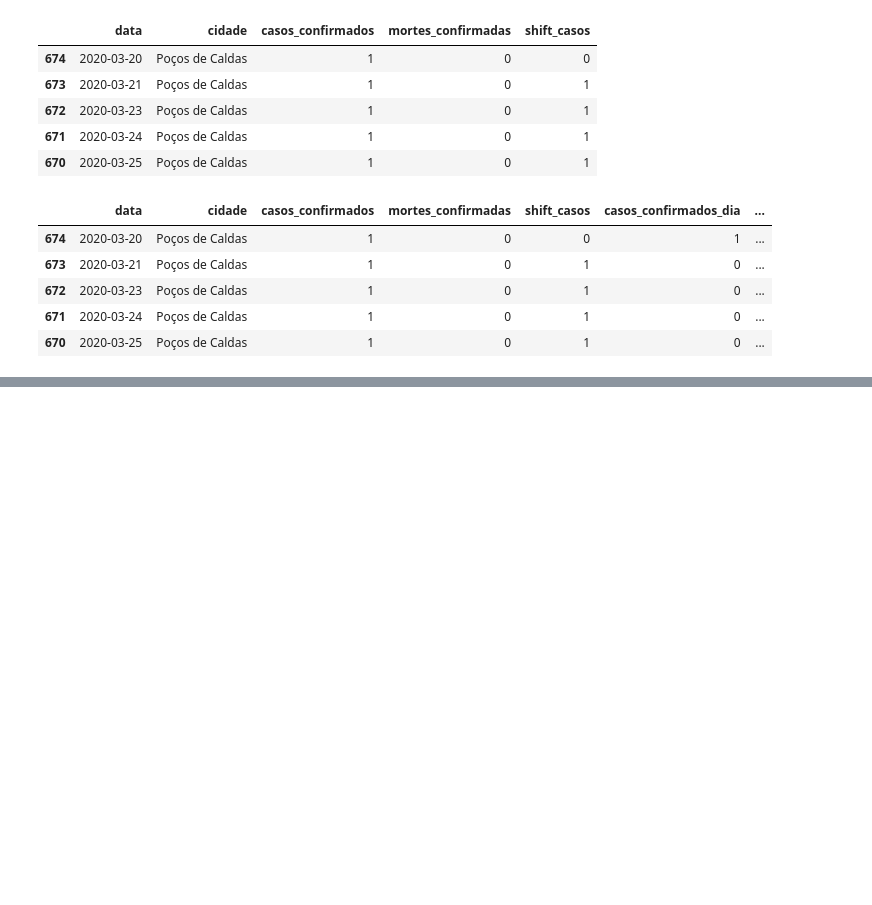
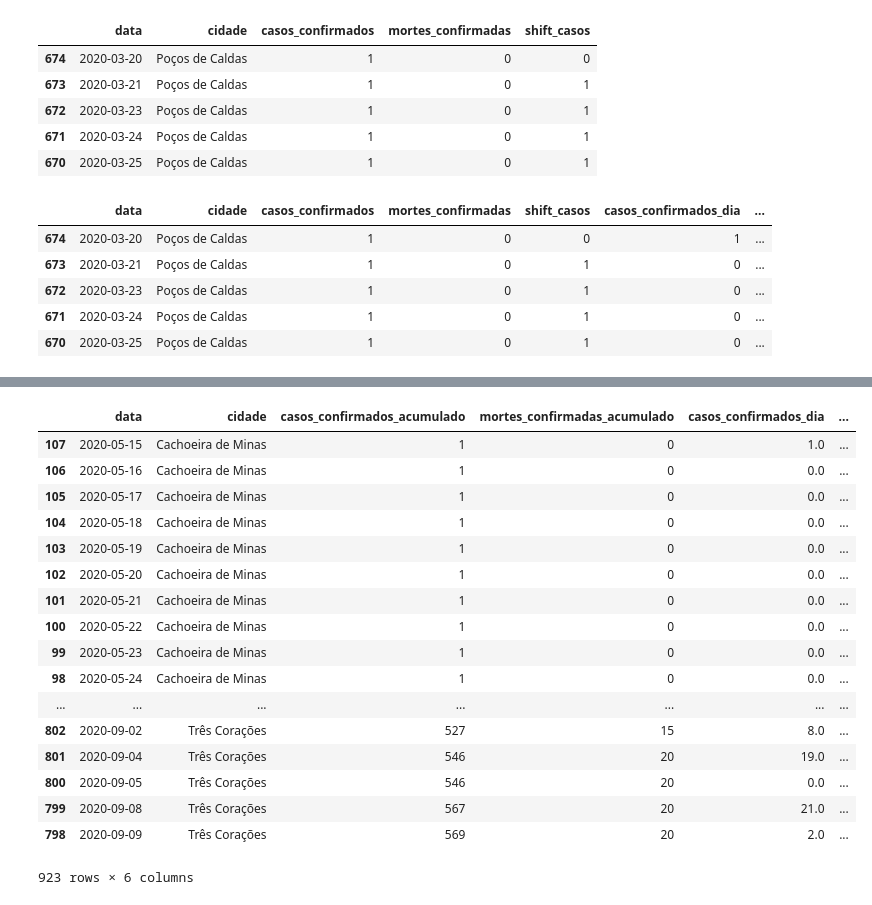
Before and after one commit to lucheol/in242-t194, a Jupyter notebook: Aula05_Extract.ipynb, the cells around one changed output, grey strips where cells are left out. Saved outputs shown, nothing was run; the diff lists cells and outputs as text; code cells hidden in the pictures; blank space fills up the shorter version.

```diff
--- a/Aula05_Extract.ipynb
+++ b/Aula05_Extract.ipynb
@@ -92,0 +199,25 @@ df_cidade
+# %%
+df_final = df_result.rename(columns={'casos_confirmados': 'casos_confirmados_acumulado', 'mortes_confirmadas': 'mortes_confirmadas_acumulado'})
+# %%
+df_final.sort_values(['cidade', 'data'], inplace=True)
+# %%
+df_final
+# %% [output]
+|  | data | cidade | casos_confirmados_acumulado | mortes_confirmadas_acumulado | casos_confirmados_dia | ... |
+| 107 | 2020-05-15 | Cachoeira de Minas | 1 | 0 | 1.0 | ... |
+| 106 | 2020-05-16 | Cachoeira de Minas | 1 | 0 | 0.0 | ... |
+| 105 | 2020-05-17 | Cachoeira de Minas | 1 | 0 | 0.0 | ... |
+| 104 | 2020-05-18 | Cachoeira de Minas | 1 | 0 | 0.0 | ... |
+| 103 | 2020-05-19 | Cachoeira de Minas | 1 | 0 | 0.0 | ... |
+| 102 | 2020-05-20 | Cachoeira de Minas | 1 | 0 | 0.0 | ... |
+| 101 | 2020-05-21 | Cachoeira de Minas | 1 | 0 | 0.0 | ... |
+| 100 | 2020-05-22 | Cachoeira de Minas | 1 | 0 | 0.0 | ... |
+| 99 | 2020-05-23 | Cachoeira de Minas | 1 | 0 | 0.0 | ... |
+| 98 | 2020-05-24 | Cachoeira de Minas | 1 | 0 | 0.0 | ... |
+| ... | ... | ... | ... | ... | ... | ... |
+| 802 | 2020-09-02 | Três Corações | 527 | 15 | 8.0 | ... |
+| 801 | 2020-09-04 | Três Corações | 546 | 20 | 19.0 | ... |
+| 800 | 2020-09-05 | Três Corações | 546 | 20 | 0.0 | ... |
+| 799 | 2020-09-08 | Três Corações | 567 | 20 | 21.0 | ... |
+| 798 | 2020-09-09 | Três Corações | 569 | 20 | 2.0 | ... |
+923 rows × 6 columns
```
Also changed, not shown: parts of 9 cells of this notebook, 6 other files.
